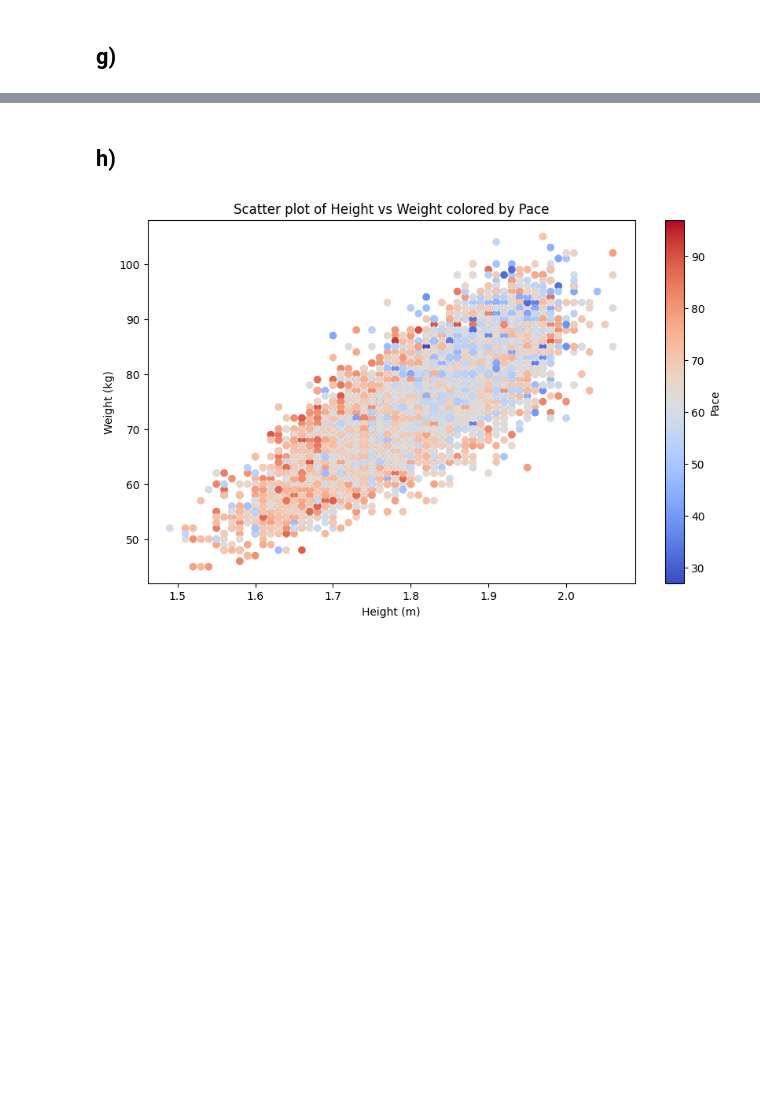
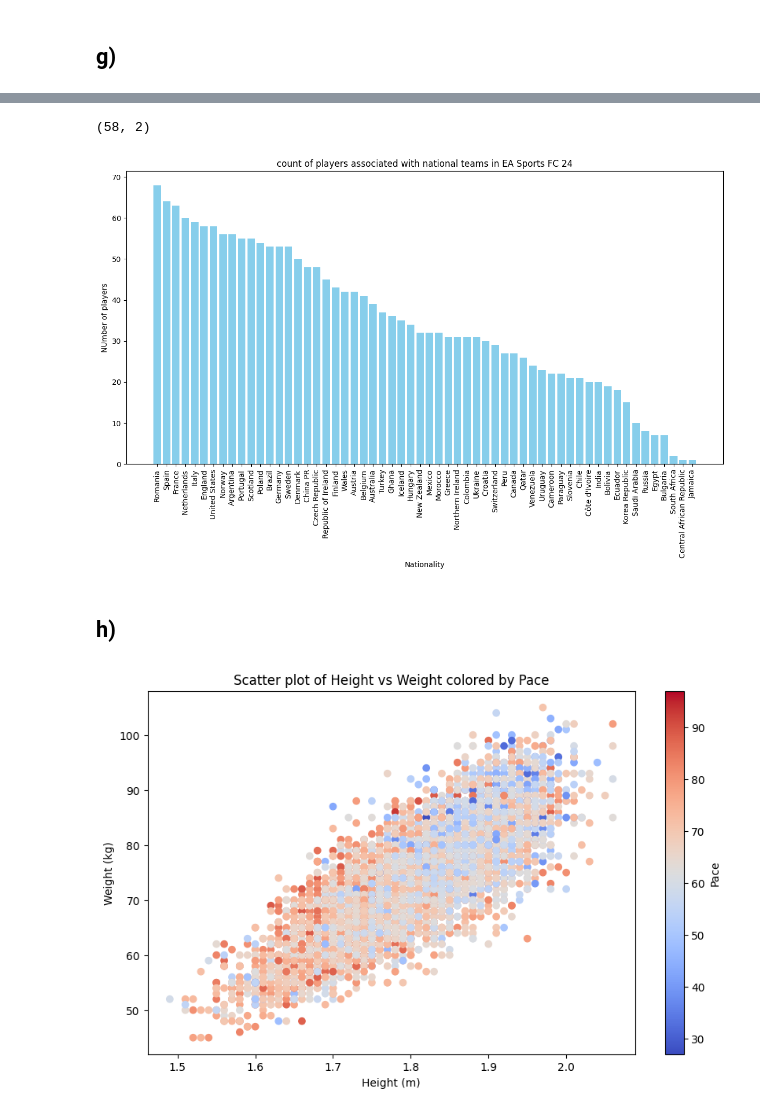
Before and after one commit to kashif003/Working_projects, a Jupyter notebook: programming starter/data/code.ipynb, the cells around one changed output, grey strips where cells are left out. Cells and saved outputs as stored; diff of their text form; code cells hidden in the pictures; blank space fills up the shorter version.

Commit message:
one task is remaining in programming starter that is L

```diff
--- a/programming starter/data/code.ipynb
+++ b/programming starter/data/code.ipynb
@@ -724,0 +788,11 @@ we have only visualized 10 national teams with the number of players associated
+# %%
+# data frame for all male players who are in EA Sports FC 24
+df_player_24=df_player[(df_player['fifa_version']==24)&(df_player['Sex']==1)]
+# %%
+# creating a new data frame with two columns only nationality name and nation team id.
+df_national_players=df_player_24[['nationality_name','nation_team_id']]
+df_national_players=df_national_players.sort_values(by='nationality_name',ascending=True)
+
+# droping those rows who have nation_team_id as zero (players who do not play for their national team)   the value zero is set during task 1.
+df_national_players=df_national_players[df_national_players['nation_team_id']!=0]
+df_national_players
@@ -725,3 +813,25 @@ we have only visualized 10 national teams with the number of players associated
+# %%
+# creating a new datafram which contain the count of players associated with national team.
+count = df_national_players['nationality_name'].value_counts()
+count_df = count.reset_index()
+count_df.columns = ['nationality_name', 'count']
+count_df.shape
+# %% [output]
+(58, 2)
+# %%
+# plotting the result
+plt.figure(figsize=(12, 8))
+x=count_df['nationality_name']
+y=count_df['count']
+plt.bar(x, y,color='skyblue')
+plt.xlabel('Nationality')
+plt.ylabel('NUmber of players')
+plt.title('count of players associated with national teams in EA Sports FC 24')
+plt.xticks(rotation=90)
+plt.tight_layout()
+plt.show()
+# %% [output]
+[figure, added]
 # %% [markdown]
 ## h)
 # %%
```
Also changed, not shown: parts of 120 cells of this notebook, 1 other file.
